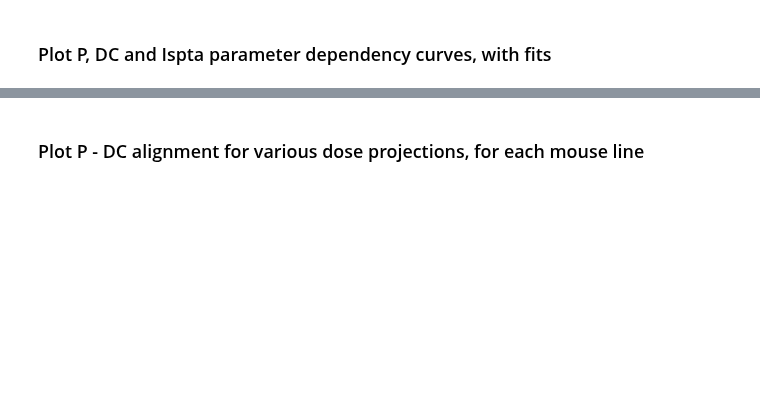
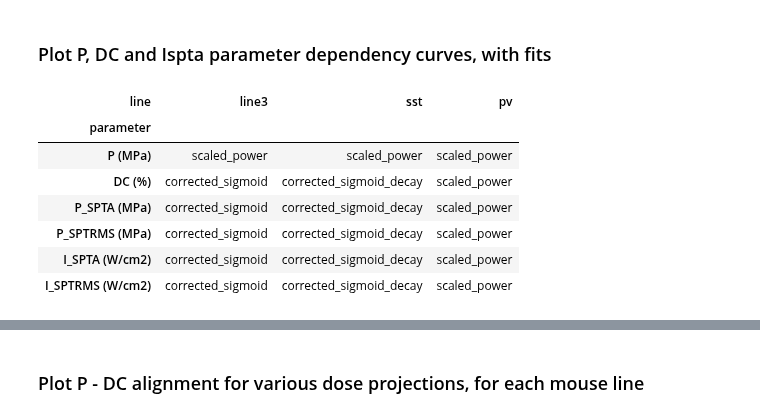
Before and after one commit to shohamlab/usnm2p, a Jupyter notebook: main_analysis.ipynb, the cells around one changed output, grey strips where cells are left out. Saved outputs shown, nothing was run; the diff lists cells and outputs as text; code cells hidden in the pictures; blank space fills up the shorter version.

```diff
--- a/main_analysis.ipynb
+++ b/main_analysis.ipynb
@@ -133,7 +133,17 @@ for ax, (line, gdata) in zip(axes, groups):
 # %% [markdown]
 ### Plot P, DC and Ispta parameter dependency curves, with fits
 # %%
-fit_dict = get_fit_table(Pfit='scaled_power')
+fit_dict = get_fit_table()
+fit_dict
+# %% [output]
+| line | line3 | sst | pv |
+| parameter |  |  |  |
+| P (MPa) | scaled_power | scaled_power | scaled_power |
+| DC (%) | corrected_sigmoid | corrected_sigmoid_decay | scaled_power |
+| P_SPTA (MPa) | corrected_sigmoid | corrected_sigmoid_decay | scaled_power |
+| P_SPTRMS (MPa) | corrected_sigmoid | corrected_sigmoid_decay | scaled_power |
+| I_SPTA (W/cm2) | corrected_sigmoid | corrected_sigmoid_decay | scaled_power |
+| I_SPTRMS (W/cm2) | corrected_sigmoid | corrected_sigmoid_decay | scaled_power |
 # %%
 # Independent parameters
 xkeys = [
```
Also changed, not shown: parts of 10 cells of this notebook, 4 other files.
